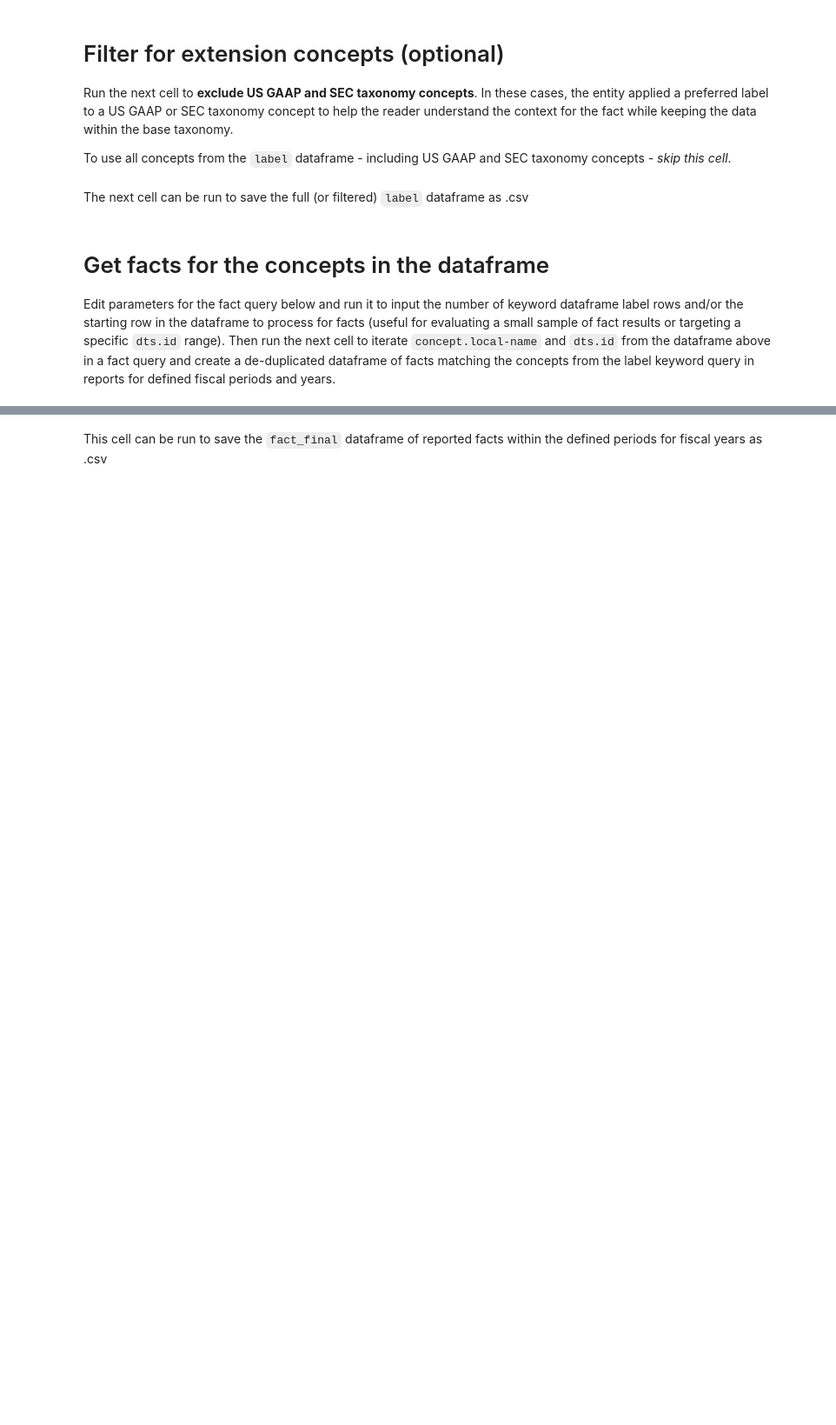
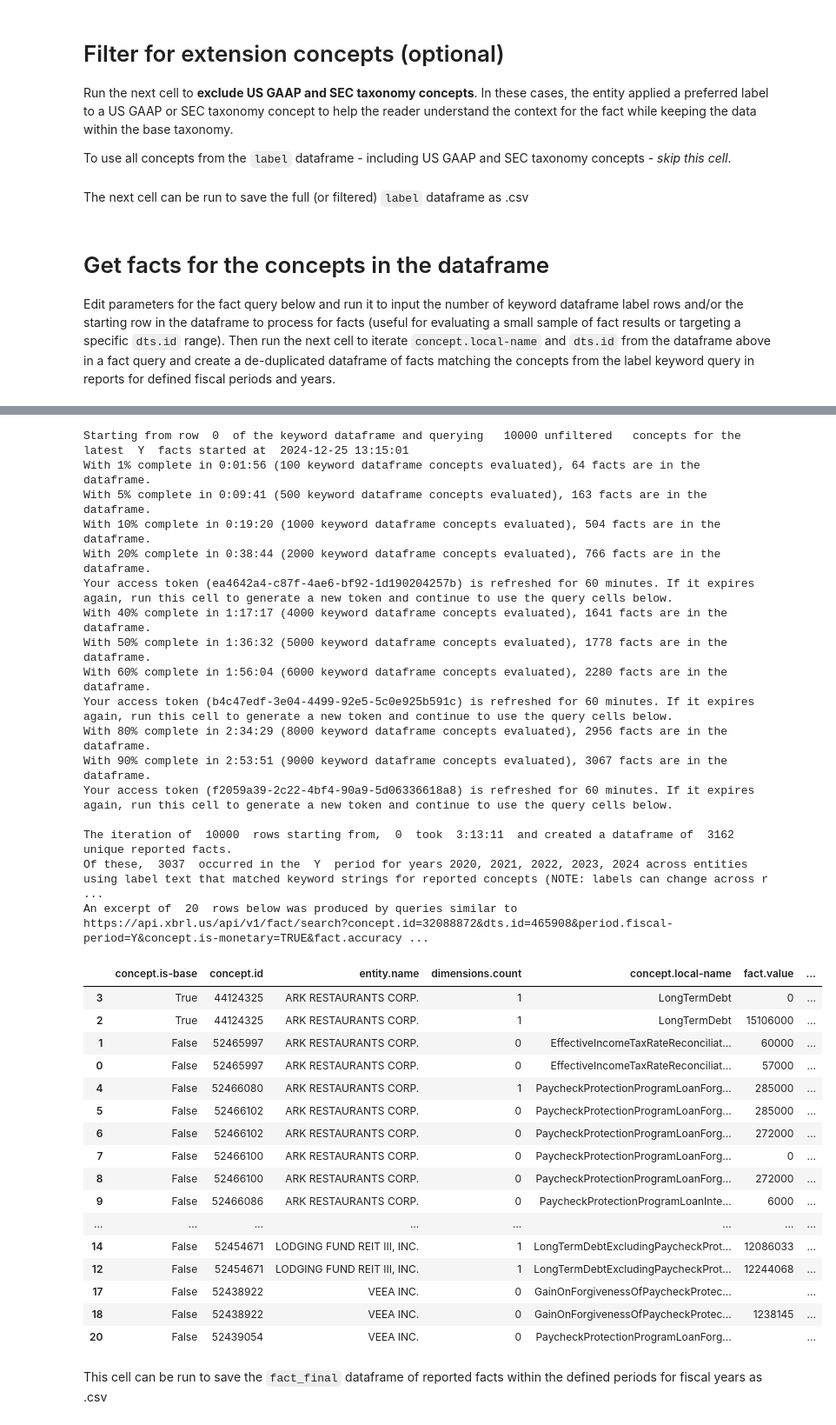
Before and after one commit to xbrlus/xbrl-api-ipynb, a Jupyter notebook: xbrl_us_api-label-keyword.ipynb, the cells around one changed output, grey strips where cells are left out. Shown: that part at 87% size. Cells and saved outputs as stored; diff of their text form; code cells hidden in the pictures; blank space fills up the shorter version.

Commit message:
Update xbrl_us_api-label-keyword.ipynb
- test 10000 concepts from label dataframe

```diff
--- a/xbrl_us_api-label-keyword.ipynb
+++ b/xbrl_us_api-label-keyword.ipynb
@@ -294,6 +332,7 @@ for y, row in unique_df.iloc[start_row:].iterrows():
         'concept.id': str(concept_id),
         'dts.id': str(dts_id),
         'period.fiscal-period': 'Y',
+        'concept.is-monetary': 'TRUE',
         'fact.accuracy-index': '1',
         'fact.ultimus' : 'TRUE',
         'fields': ','.join(fields)
@@ -305,7 +344,7 @@ for y, row in unique_df.iloc[start_row:].iterrows():
         while True:
             fact_res = requests.get(fact_search_endpoint, params=fact_params, headers={'Authorization': 'Bearer {}'.format(tokenInfo.access_token)})
             fact_res_json = fact_res.json()
-            time.sleep(1)
+            #time.sleep(1)
             #print(urllib.parse.unquote(fact_res.url))
             if 'error' in fact_res_json:
                 if fact_res_json['error_description'] == 'Bad or expired token':
@@ -320,35 +359,70 @@ for y, row in unique_df.iloc[start_row:].iterrows():
             if retry >= 3:
                 print('Cannot refresh the access token.  Run the first query block, then rerun the query.')
                 break  # Exit the main loop if token refresh fails repeatedly
 
         if run_query and 'data' in fact_res_json:  # Check if query was successful and 'data' key exists
             #print(fact_res_json['data'])
             fact_res_df_segment.extend(fact_res_json['data'])
             total_facts = len(fact_res_df_segment)
             percent_complete = int(row_count/index_rows * 100)
             if percent_complete in (1, 5, 10, 20, 40, 50, 60, 80, 90) and percent_complete not in print_percent:
                 percent_datetime = datetime.now().replace(microsecond=0)
                 percent_time = percent_datetime - fact_query_start
                 print(f'With {percent_complete}% complete in {percent_time} ({row_count} keyword dataframe concepts evaluated), {total_facts} facts are in the dataframe.')
             print_percent.add(percent_complete)
         row_count += 1
 
 if not 'error' in fact_res_json:
     current_datetime = datetime.now().replace(microsecond=0)
     time_taken = current_datetime - fact_query_start
     facts = pd.DataFrame(fact_res_df_segment)
 
 for column in facts.columns:
     if facts[column].apply(lambda x: isinstance(x, list)).any():
         facts[column] = facts[column].astype(str)  # Convert to strings
-    filtered_facts = facts[facts['period.fiscal-year'].isin(period_year)]
 
-fact_final = filtered_facts.drop_duplicates()
+filtered_facts = facts[facts['period.fiscal-year'].isin(period_year)]
+fact_final = pd.DataFrame(filtered_facts.drop_duplicates())
 fact_final.sort_values(by=['dts.id', 'concept.is-base', 'concept.local-name', 'dimensions.count','period.fiscal-year'], ascending=[False, False, True, True, False], inplace=True)
 final_count = len(fact_final)
 
 print('\nThe iteration of ', index_rows, ' rows starting from, ', start_row, ' took ', time_taken, ' and created a dataframe of ', total_facts, ' unique reported facts. \nOf these, ' ,final_count, ' occurred in the ',str("".join(period)), ' period for years', ', '.join(map(str, period_year)), 'across entities using label text that matched keyword strings for reported concepts (NOTE: labels can change across reporting periods). \nAn excerpt of ', results_to_display, ' rows below was produced by queries similar to ',urllib.parse.unquote(fact_res.url),'\n\n')
 fact_final.head(results_to_display)
+# %% [output]
+Starting from row  0  of the keyword dataframe and querying   10000 unfiltered   concepts for the latest  Y  facts started at  2024-12-25 13:15:01
+With 1% complete in 0:01:56 (100 keyword dataframe concepts evaluated), 64 facts are in the dataframe.
+With 5% complete in 0:09:41 (500 keyword dataframe concepts evaluated), 163 facts are in the dataframe.
+With 10% complete in 0:19:20 (1000 keyword dataframe concepts evaluated), 504 facts are in the dataframe.
+With 20% complete in 0:38:44 (2000 keyword dataframe concepts evaluated), 766 facts are in the dataframe.
+Your access token (ea4642a4-c87f-4ae6-bf92-1d190204257b) is refreshed for 60 minutes. If it expires again, run this cell to generate a new token and continue to use the query cells below.
+With 40% complete in 1:17:17 (4000 keyword dataframe concepts evaluated), 1641 facts are in the dataframe.
+With 50% complete in 1:36:32 (5000 keyword dataframe concepts evaluated), 1778 facts are in the dataframe.
+With 60% complete in 1:56:04 (6000 keyword dataframe concepts evaluated), 2280 facts are in the dataframe.
+Your access token (b4c47edf-3e04-4499-92e5-5c0e925b591c) is refreshed for 60 minutes. If it expires again, run this cell to generate a new token and continue to use the query cells below.
+With 80% complete in 2:34:29 (8000 keyword dataframe concepts evaluated), 2956 facts are in the dataframe.
+With 90% complete in 2:53:51 (9000 keyword dataframe concepts evaluated), 3067 facts are in the dataframe.
+Your access token (f2059a39-2c22-4bf4-90a9-5d06336618a8) is refreshed for 60 minutes. If it expires again, run this cell to generate a new token and continue to use the query cells below.
+
+The iteration of  10000  rows starting from,  0  took  3:13:11  and created a dataframe of  3162  unique reported facts.
+Of these,  3037  occurred in the  Y  period for years 2020, 2021, 2022, 2023, 2024 across entities using label text that matched keyword strings for reported concepts (NOTE: labels can change across r ...
+An excerpt of  20  rows below was produced by queries similar to  https://api.xbrl.us/api/v1/fact/search?concept.id=32088872&dts.id=465908&period.fiscal-period=Y&concept.is-monetary=TRUE&fact.accuracy ...
+|  | concept.is-base | concept.id | entity.name | dimensions.count | concept.local-name | fact.value | ... |
+| 3 | True | 44124325 | ARK RESTAURANTS CORP. | 1 | LongTermDebt | 0 | ... |
+| 2 | True | 44124325 | ARK RESTAURANTS CORP. | 1 | LongTermDebt | 15106000 | ... |
+| 1 | False | 52465997 | ARK RESTAURANTS CORP. | 0 | EffectiveIncomeTaxRateReconciliat... | 60000 | ... |
+| 0 | False | 52465997 | ARK RESTAURANTS CORP. | 0 | EffectiveIncomeTaxRateReconciliat... | 57000 | ... |
+| 4 | False | 52466080 | ARK RESTAURANTS CORP. | 1 | PaycheckProtectionProgramLoanForg... | 285000 | ... |
+| 5 | False | 52466102 | ARK RESTAURANTS CORP. | 0 | PaycheckProtectionProgramLoanForg... | 285000 | ... |
+| 6 | False | 52466102 | ARK RESTAURANTS CORP. | 0 | PaycheckProtectionProgramLoanForg... | 272000 | ... |
+| 7 | False | 52466100 | ARK RESTAURANTS CORP. | 0 | PaycheckProtectionProgramLoanForg... | 0 | ... |
+| 8 | False | 52466100 | ARK RESTAURANTS CORP. | 0 | PaycheckProtectionProgramLoanForg... | 272000 | ... |
+| 9 | False | 52466086 | ARK RESTAURANTS CORP. | 0 | PaycheckProtectionProgramLoanInte... | 6000 | ... |
+| ... | ... | ... | ... | ... | ... | ... | ... |
+| 14 | False | 52454671 | LODGING FUND REIT III, INC. | 1 | LongTermDebtExcludingPaycheckProt... | 12086033 | ... |
+| 12 | False | 52454671 | LODGING FUND REIT III, INC. | 1 | LongTermDebtExcludingPaycheckProt... | 12244068 | ... |
+| 17 | False | 52438922 | VEEA INC. | 0 | GainOnForgivenessOfPaycheckProtec... |  | ... |
+| 18 | False | 52438922 | VEEA INC. | 0 | GainOnForgivenessOfPaycheckProtec... | 1238145 | ... |
+| 20 | False | 52439054 | VEEA INC. | 0 | PaycheckProtectionProgramLoanForg... |  | ... |
 # %% [markdown]
 This cell can be run to save the `fact_final` dataframe of reported facts within the defined periods for fiscal years as .csv
 # %%
```
Also changed, not shown: parts of 5 cells of this notebook.
